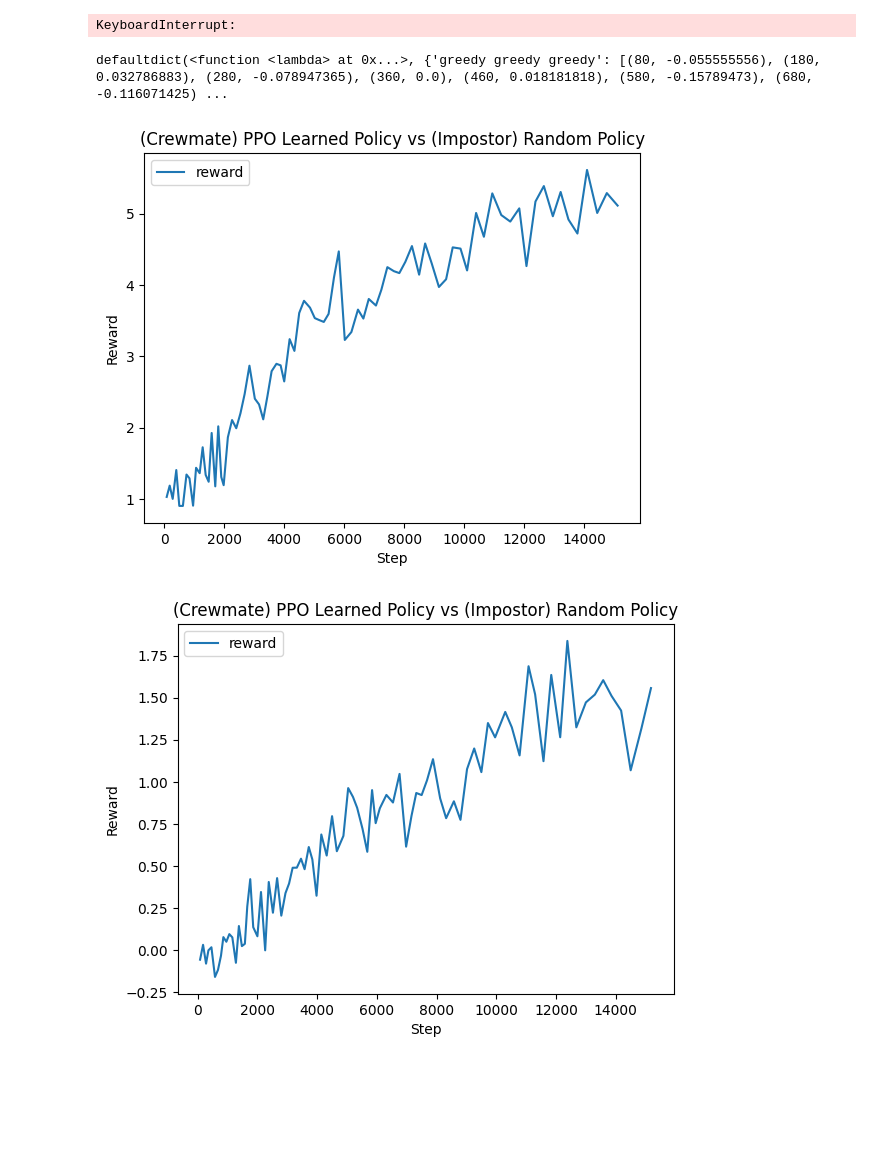
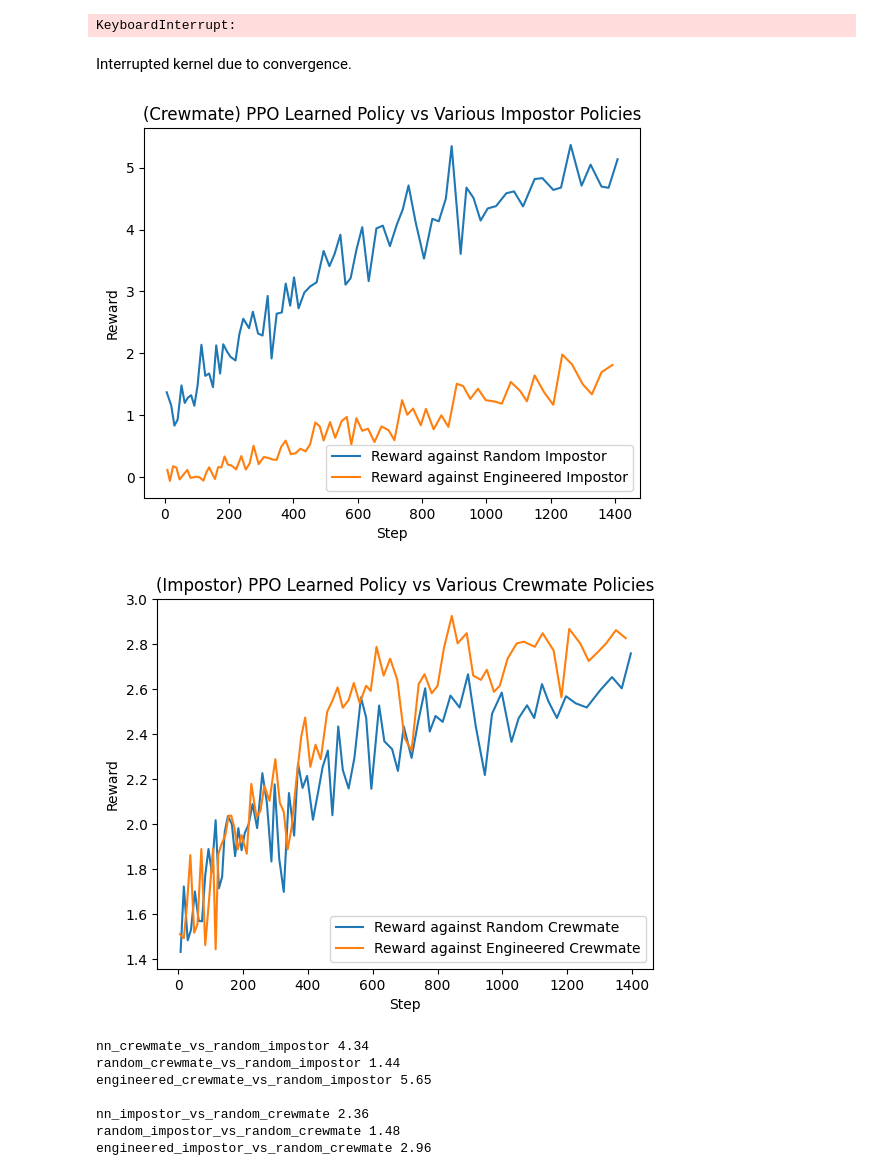
Before and after one commit to pimpale/omegasus, a Jupyter notebook: amogus-rl/amogus-rl.ipynb, the cells around one changed output. Drawn from its saved outputs; the diff is of its cells as text; code cells hidden in the pictures; blank space fills up the shorter version.

```diff
--- a/amogus-rl/amogus-rl.ipynb
+++ b/amogus-rl/amogus-rl.ipynb
@@ -323,6 +325,8 @@ with concurrent.futures.ThreadPoolExecutor(max_workers=10) as executor:
             impostor_step += 1
 # %% [output]
 KeyboardInterrupt:
+# %% [markdown]
+Interrupted kernel due to convergence.
 # %%
 others = []
 for _ in range(3):
@@ -350,34 +345,38 @@ for s, a, p, r, d, v in zip(crewmate_s_batch, crewmate_a_batch, crewmate_p_batch
-# %%
-print(crewmate_rewards_history)
-# %% [output]
-defaultdict(<function <lambda> at 0x...>, {'greedy greedy greedy': [(80, -0.055555556), (180, 0.032786883), (280, -0.078947365), (360, 0.0), (460, 0.018181818), (580, -0.15789473), (680, -0.116071425) ...
 # %%
 import matplotlib.pyplot as plt
 
-# plot the rewards against random
-x, y= zip(*crewmate_rewards_history['random random random'])
+# plot the crewmate rewards against random opponents
+rx, ry= zip(*crewmate_rewards_history[('random', 'random', 'random')])
+gx, gy= zip(*crewmate_rewards_history[('greedy', 'greedy', 'greedy')])
+rx = [x / 10 for x in rx]
+gx = [x / 10 for x in gx]
 
 
-plt.plot(x, y, label='reward')
-plt.title('(Crewmate) PPO Learned Policy vs (Impostor) Random Policy')
+plt.plot(rx, ry, label='Reward against Random Impostor')
+plt.plot(gx, gy, label='Reward against Engineered Impostor')
+
+plt.title('(Crewmate) PPO Learned Policy vs Various Impostor Policies')
 plt.xlabel('Step')
 plt.ylabel('Reward')
 plt.legend()
 plt.show()
 # %% [output]
-[figure, old version]
+[figure, new version]
 # %%
 import matplotlib.pyplot as plt
 
-# plot the rewards against random
-x, y= zip(*crewmate_rewards_history['greedy greedy greedy'])
+# plot the impostor against random opponents
+rx, ry= zip(*impostor_rewards_history[('random', 'random', 'random')])
+gx, gy= zip(*impostor_rewards_history[('greedy', 'greedy', 'greedy')])
+rx = [x / 10 for x in rx]
+gx = [x / 10 for x in gx]
 
-
-plt.plot(x, y, label='reward')
-plt.title('(Crewmate) PPO Learned Policy vs (Impostor) Random Policy')
+plt.plot(rx, ry, label='Reward against Random Crewmate')
+plt.plot(gx, gy, label='Reward against Engineered Crewmate')
+plt.title('(Impostor) PPO Learned Policy vs Various Crewmate Policies')
 plt.xlabel('Step')
 plt.ylabel('Reward')
 plt.legend()
 plt.show()
 # %% [output]
-[figure, old version]
+[figure, new version]
@@ -396,0 +480,16 @@ plt.show()
+# %%
+print("nn_crewmate_vs_random_impostor", np.mean(nn_crewmate_vs_random_impostor))
+print("random_crewmate_vs_random_impostor", np.mean(random_crewmate_vs_random_impostor))
+print("engineered_crewmate_vs_random_impostor", np.mean(greedy_crewmate_vs_random_impostor))
+print()
+print("nn_impostor_vs_random_crewmate", np.mean(nn_impostor_vs_random_crewmate))
+print("random_impostor_vs_random_crewmate", np.mean(random_impostor_vs_random_crewmate))
+print("engineered_impostor_vs_random_crewmate", np.mean(greedy_impostor_vs_random_crewmate))
+# %% [output]
+nn_crewmate_vs_random_impostor 4.34
+random_crewmate_vs_random_impostor 1.44
+engineered_crewmate_vs_random_impostor 5.65
+
+nn_impostor_vs_random_crewmate 2.36
+random_impostor_vs_random_crewmate 1.48
+engineered_impostor_vs_random_crewmate 2.96
```
Also changed, not shown: parts of 7 cells of this notebook, 4 other files.
